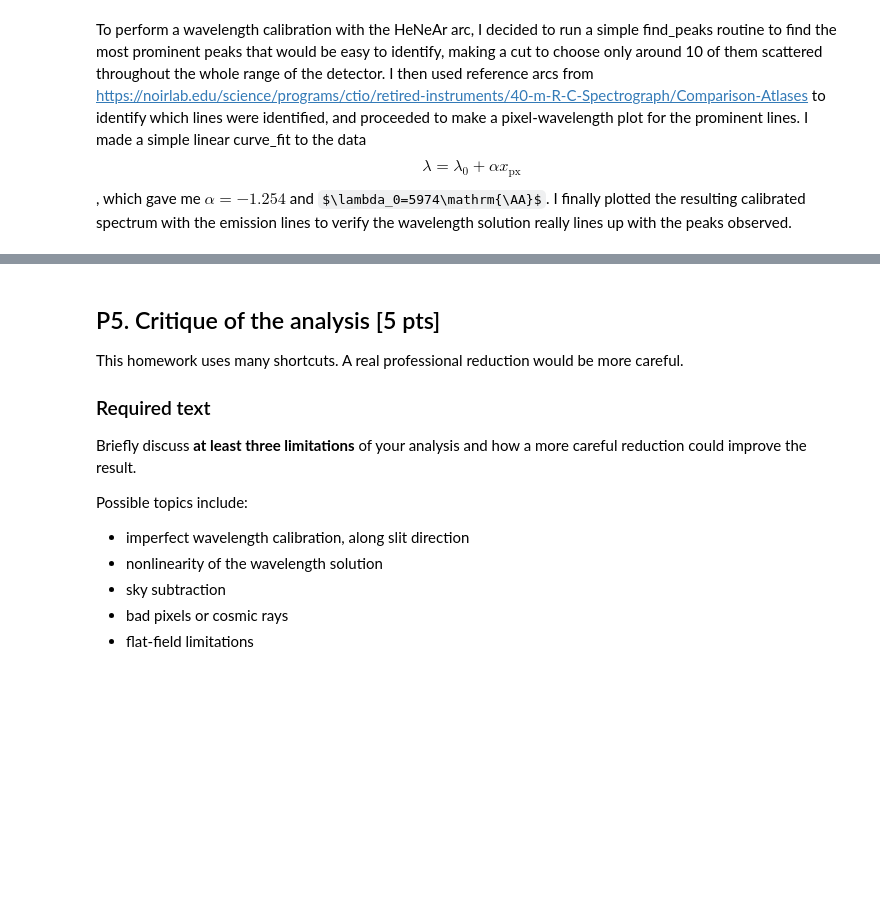
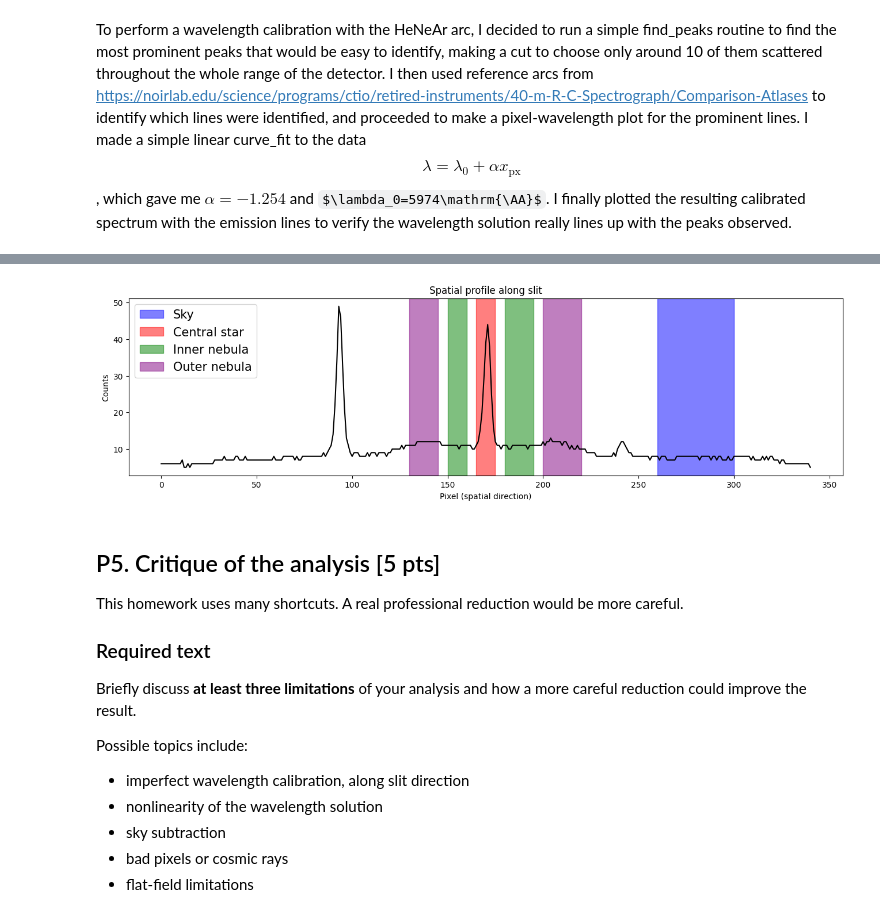
Before and after one commit to oliviergilbertastro/UMich, a Jupyter notebook: ASTRO501/hw4b/HW4b_v3.ipynb, the cells around one changed output, grey strips where cells are left out. Saved outputs shown, nothing was run; the diff lists cells and outputs as text; code cells hidden in the pictures; some formulas as TeX source; blank space fills up the shorter version.

```diff
--- a/ASTRO501/hw4b/HW4b_v3.ipynb
+++ b/ASTRO501/hw4b/HW4b_v3.ipynb
@@ -385,6 +385,45 @@ Below are example plots showing the style I have in mind. The second set uses a
 
 <img src="pics/ring_nebula_spectra.jpg" width="1000">
 <img src="pics/ring_nebula_spectra_x25.jpg" width="1000">
+# %%
+spatial_profile = np.median(m57_bs, axis=1)
+plt.figure(figsize=(16,4))
+plt.plot(spatial_profile, color="black")
+plt.title("Spatial profile along slit")
+plt.xlabel("Pixel (spatial direction)")
+plt.ylabel("Counts")
+
+ylim = plt.ylim()
+# Let's define the different regions as best as I can
+plt.fill_betweenx(ylim, 260,300, label="Sky", color="blue", alpha=0.5)
+plt.fill_betweenx(ylim, 165,175, label="Central star", color="red", alpha=0.5)
+plt.fill_betweenx(ylim, 150,160, label="Inner nebula", color="green", alpha=0.5)
+plt.fill_betweenx(ylim, 180,195, color="green", alpha=0.5)
+plt.fill_betweenx(ylim, 130,145, label="Outer nebula", color="purple", alpha=0.5)
+plt.fill_betweenx(ylim, 200,220, color="purple", alpha=0.5)
+plt.ylim(*ylim)
+plt.legend(fontsize=15)
+plt.show()
+
+# Sky
+sky_regions = [(260, 300)]
+# Central star
+star_regions = [(165, 175)]
+# Inner nebula
+inner_regions = [(150, 160), (180, 195)]
+# Outer nebula
+outer_regions = [(130, 145), (200, 220)]
+
+def extract_multi(img, regions):
+    spectra = [np.median(img[y1:y2, :], axis=0) for (y1, y2) in regions]
+    return np.mean(spectra, axis=0)
+
+spec_sky   = extract_multi(m57_flat, sky_regions)
+spec_star  = extract_multi(m57_flat, star_regions)
+spec_inner = extract_multi(m57_flat, inner_regions)
+spec_outer = extract_multi(m57_flat, outer_regions)
+# %% [output]
+[figure, added]
 # %% [markdown]
 ## P5. Critique of the analysis [5 pts]
 
```
